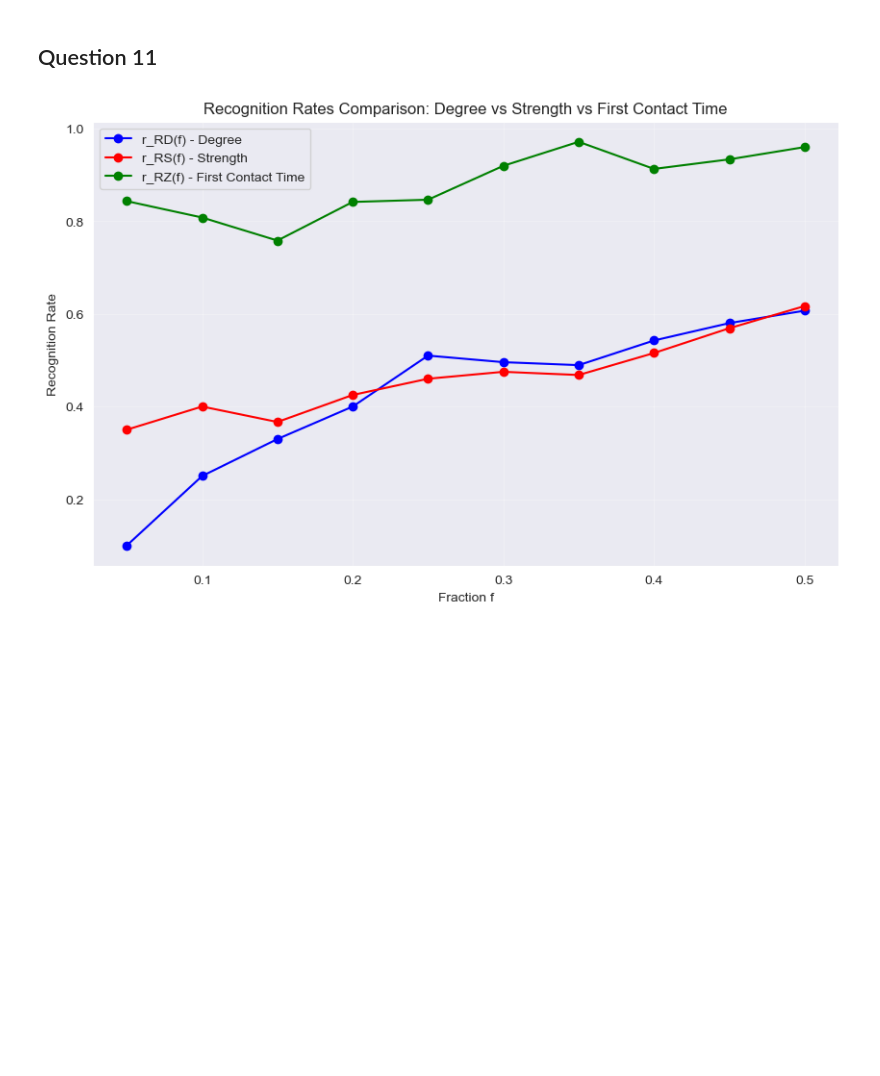
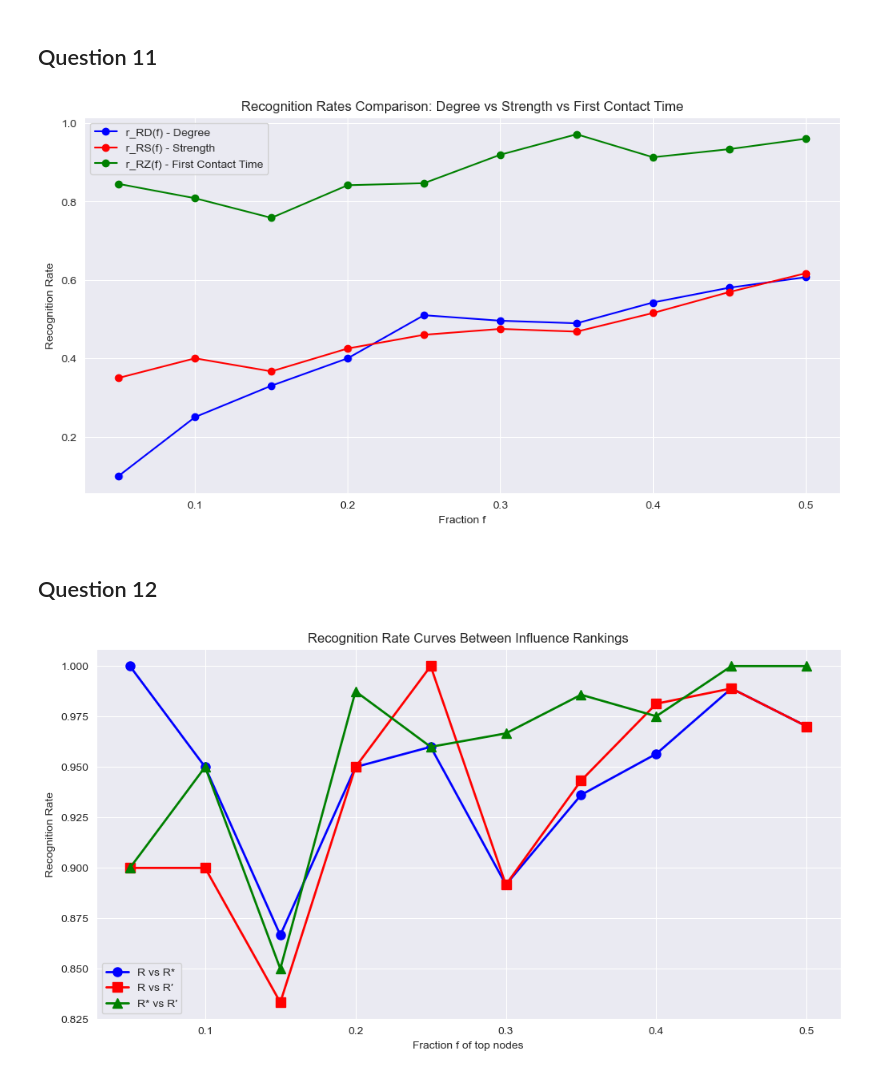
Before and after one commit to sankalpsagar/Complex-Networks, a Jupyter notebook: Assignment-1/assignment-1.ipynb, the cells around one changed output. Cells and saved outputs as stored; diff of their text form; code cells hidden in the pictures; blank space fills up the shorter version.

```diff
--- a/Assignment-1/assignment-1.ipynb
+++ b/Assignment-1/assignment-1.ipynb
@@ -333,7 +345,7 @@ for f in f_values:
         rRZ_rates.append(rate)
     rRZ_values.append(np.mean(rRZ_rates))
 # %%
-plt.figure(figsize=(10, 6))
+plt.figure(figsize=(12, 6))
 plt.plot(f_values, rRD_values, 'bo-', label='r_RD(f) - Degree')
 plt.plot(f_values, rRS_values, 'ro-', label='r_RS(f) - Strength')
 plt.plot(f_values, rRZ_values, 'go-', label='r_RZ(f) - First Contact Time')
@@ -341,7 +353,43 @@ plt.xlabel('Fraction f')
 plt.ylabel('Recognition Rate')
 plt.title('Recognition Rates Comparison: Degree vs Strength vs First Contact Time')
 plt.legend()
-plt.grid(True, alpha=0.3)
+plt.grid(True)
 plt.show()
 # %% [output]
-[figure, old version]
+[figure, new version]
+# %% [markdown]
+## Question 12
+# %%
+threshold_20 = int(0.2 * N)   # to reach 20% of the nodes
+times_to_20 = []
+
+for idx, seed in enumerate(all_nodes):
+    infected_counts = infTime_all[idx, :]
+    reach_times = np.where(infected_counts >= threshold_20)[0]
+    if len(reach_times) > 0:
+        t_star = reach_times[0]
+    else:
+        t_star = np.inf
+    times_to_20.append((seed, t_star))
+
+# sort by time to reach 20%
+times_to_20.sort(key=lambda x: x[1])
+R_star = [seed for seed, _ in times_to_20]
+# %%
+avg_times_80 = []
+for idx, seed in enumerate(all_nodes):
+    times = infection_times[idx, :]
+    finite_times = times[np.isfinite(times)]
+    if len(finite_times) == 0:
+        avg_time = np.inf
+    else:
+        cutoff = int(0.8 * N)
+        if cutoff == 0:
+            cutoff = 1
+        earliest_80 = np.sort(finite_times)[:cutoff]
+        avg_time = np.mean(earliest_80)
+    avg_times_80.append((seed, avg_time))
+
+# sort by time to reach 80%
+avg_times_80.sort(key=lambda x: x[1])
+R_prime = [seed for seed, _ in avg_times_80]
@@ -347,0 +432,13 @@ plt.show()
+# %%
+plt.figure(figsize=(12,6))
+plt.plot(f_values, rR_Rstar_values, marker='o', color='blue', label="R vs R*", linewidth=2, markersize=8)
+plt.plot(f_values, rR_Rprime_values, marker='s', color='red', label="R vs R′", linewidth=2, markersize=8)
+plt.plot(f_values, rRstar_Rprime_values, marker='^', color='green', label="R* vs R′", linewidth=2, markersize=8)
+plt.xlabel("Fraction f of top nodes")
+plt.ylabel("Recognition Rate")
+plt.title("Recognition Rate Curves Between Influence Rankings")
+plt.legend()
+plt.grid(True)
+plt.show()
+# %% [output]
+[figure, added]
```
Also changed, not shown: parts of 7 cells of this notebook.
